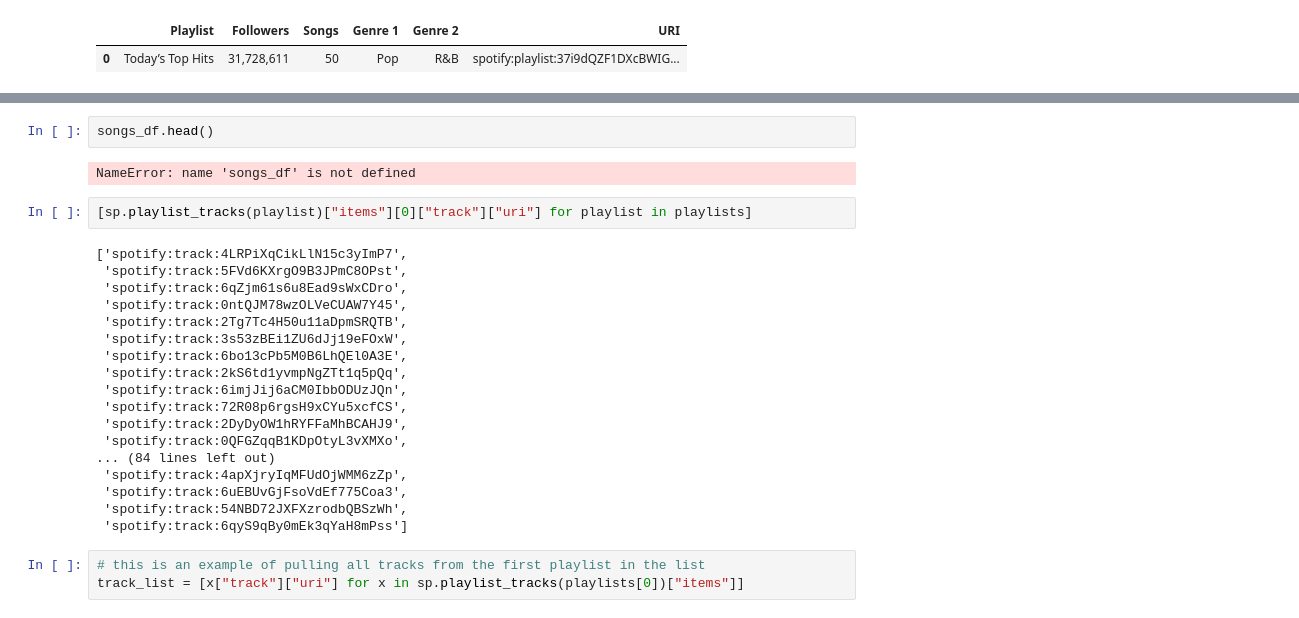
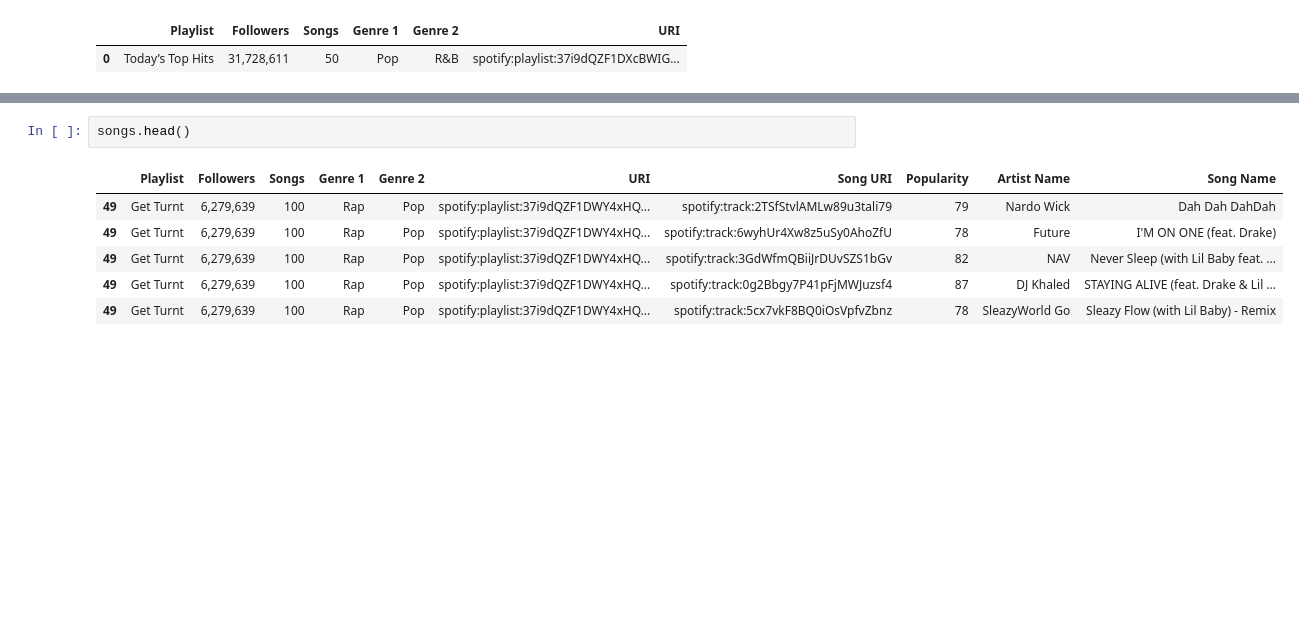
Before and after one commit to bbneves/Spotify_Playlist_Analysis, a Jupyter notebook: create_playlist_df.ipynb, the cells around one changed output, grey strips where cells are left out. Cells and saved outputs as stored; diff of their text form; blank space fills up the shorter version.

```diff
--- a/create_playlist_df.ipynb
+++ b/create_playlist_df.ipynb
@@ -296,27 +208,9 @@ spotify:playlist:37i9dQZF1DXcBWIGoYBM5M
 # %%
-songs_df.head()
+songs.head()
 # %% [output]
-NameError: name 'songs_df' is not defined
+|  | Playlist | Followers | Songs | Genre 1 | Genre 2 | URI | Song URI | Popularity | Artist Name | Song Name |
+| 49 | Get Turnt | 6,279,639 | 100 | Rap | Pop | spotify:playlist:37i9dQZF1DWY4xHQ... | spotify:track:2TSfStvlAMLw89u3tali79 | 79 | Nardo Wick | Dah Dah DahDah |
+| 49 | Get Turnt | 6,279,639 | 100 | Rap | Pop | spotify:playlist:37i9dQZF1DWY4xHQ... | spotify:track:6wyhUr4Xw8z5uSy0AhoZfU | 78 | Future | I'M ON ONE (feat. Drake) |
+| 49 | Get Turnt | 6,279,639 | 100 | Rap | Pop | spotify:playlist:37i9dQZF1DWY4xHQ... | spotify:track:3GdWfmQBiiJrDUvSZS1bGv | 82 | NAV | Never Sleep (with Lil Baby feat. ... |
+| 49 | Get Turnt | 6,279,639 | 100 | Rap | Pop | spotify:playlist:37i9dQZF1DWY4xHQ... | spotify:track:0g2Bbgy7P41pFjMWJuzsf4 | 87 | DJ Khaled | STAYING ALIVE (feat. Drake & Lil ... |
+| 49 | Get Turnt | 6,279,639 | 100 | Rap | Pop | spotify:playlist:37i9dQZF1DWY4xHQ... | spotify:track:5cx7vkF8BQ0iOsVpfvZbnz | 78 | SleazyWorld Go | Sleazy Flow (with Lil Baby) - Remix |
-# %%
-[sp.playlist_tracks(playlist)["items"][0]["track"]["uri"] for playlist in playlists]
-# %% [output]
-['spotify:track:4LRPiXqCikLlN15c3yImP7',
- 'spotify:track:5FVd6KXrgO9B3JPmC8OPst',
- 'spotify:track:6qZjm61s6u8Ead9sWxCDro',
- 'spotify:track:0ntQJM78wzOLVeCUAW7Y45',
- 'spotify:track:2Tg7Tc4H50u11aDpmSRQTB',
- 'spotify:track:3s53zBEi1ZU6dJj19eFOxW',
- 'spotify:track:6bo13cPb5M0B6LhQEl0A3E',
- 'spotify:track:2kS6td1yvmpNgZTt1q5pQq',
- 'spotify:track:6imjJij6aCM0IbbODUzJQn',
- 'spotify:track:72R08p6rgsH9xCYu5xcfCS',
- 'spotify:track:2DyDyOW1hRYFFaMhBCAHJ9',
- 'spotify:track:0QFGZqqB1KDpOtyL3vXMXo',
-... (84 lines left out)
- 'spotify:track:4apXjryIqMFUdOjWMM6zZp',
- 'spotify:track:6uEBUvGjFsoVdEf775Coa3',
- 'spotify:track:54NBD72JXFXzrodbQBSzWh',
- 'spotify:track:6qyS9qBy0mEk3qYaH8mPss']
-# %%
-# this is an example of pulling all tracks from the first playlist in the list
-track_list = [x["track"]["uri"] for x in sp.playlist_tracks(playlists[0])["items"]]
```
Also changed, not shown: parts of 33 cells of this notebook, 2 other files.
